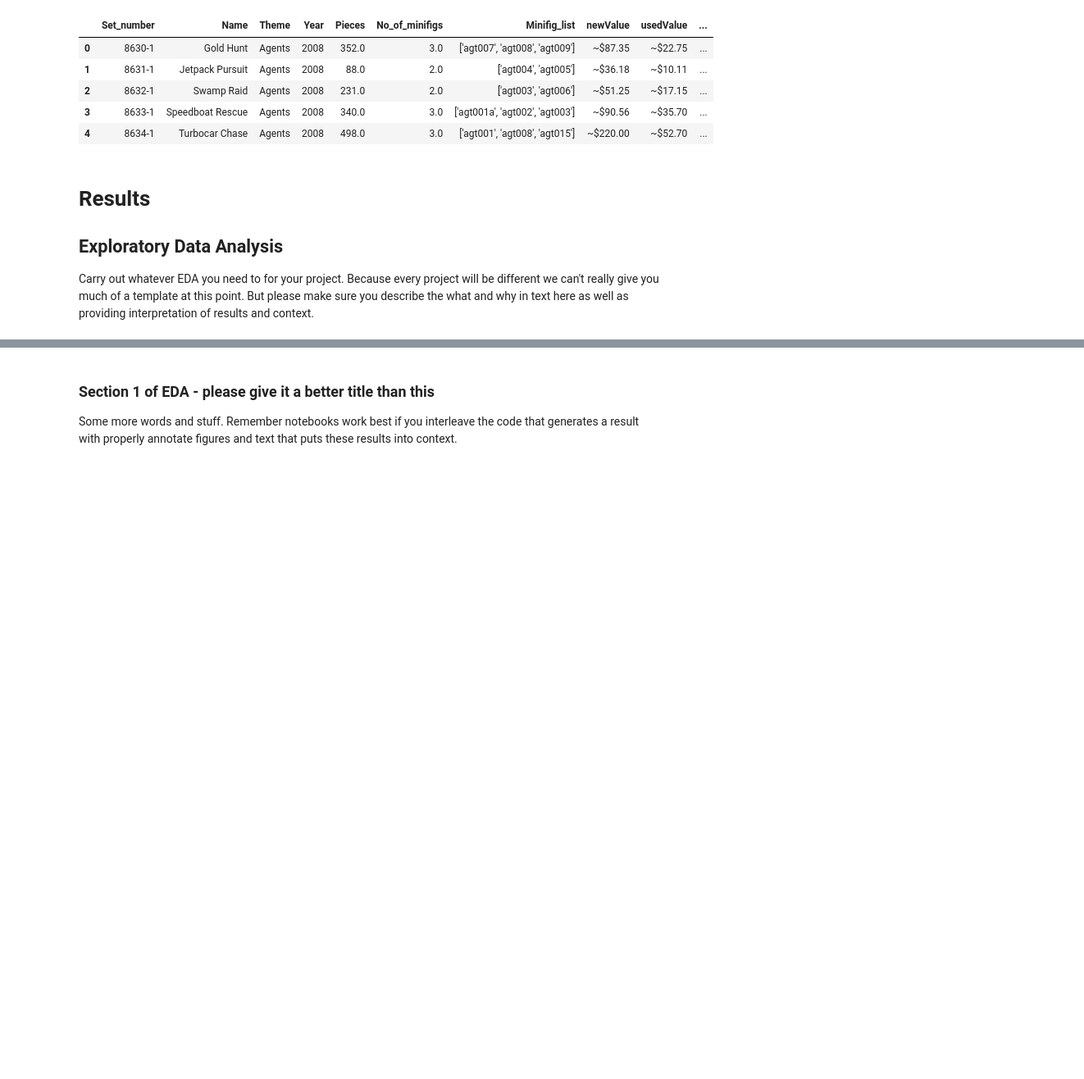
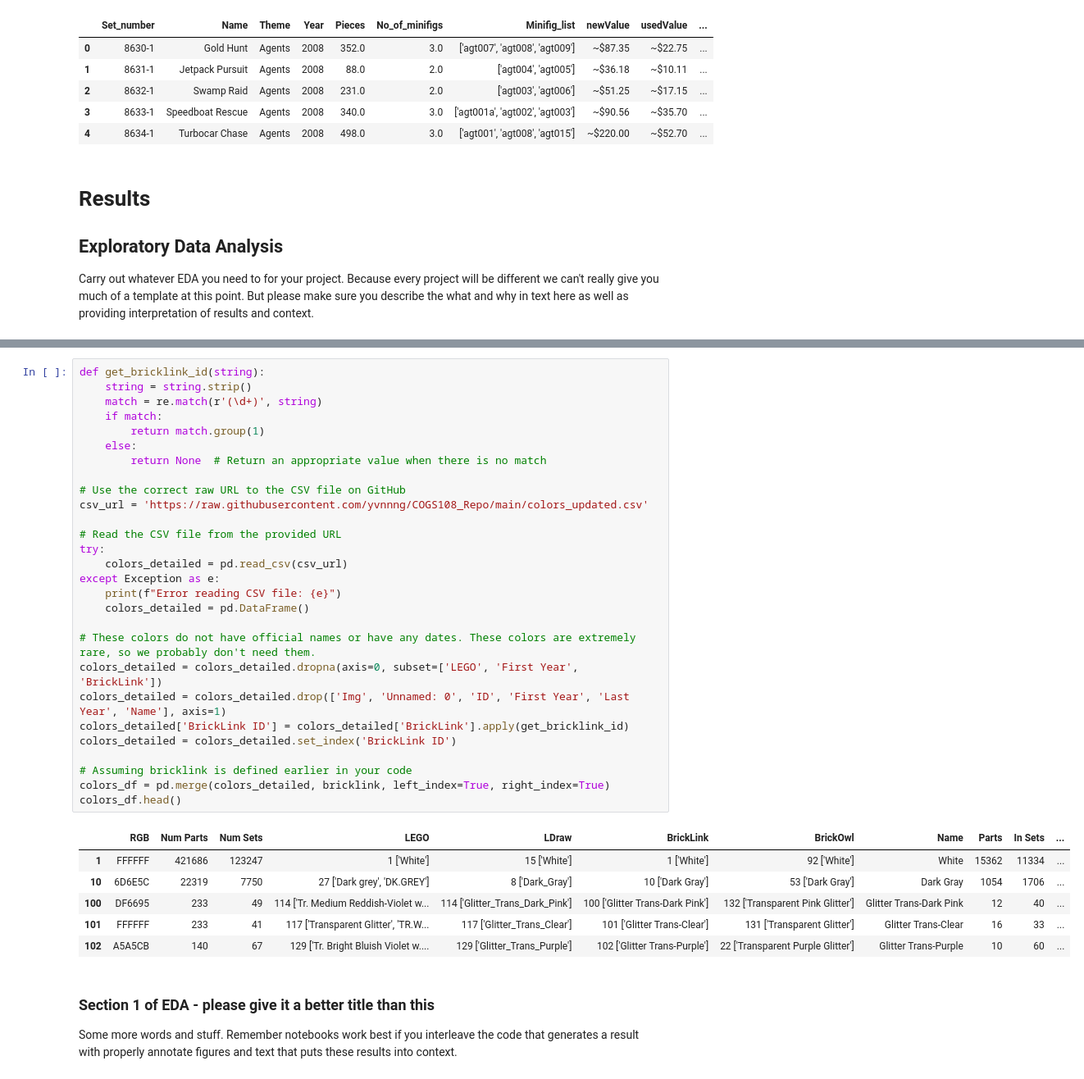
Before and after one commit to COGS108/Group015_WI24, a Jupyter notebook: EDACheckpoint_Group015_WI24.ipynb, the cells around one changed output, grey strips where cells are left out. Shown at 82% size. Drawn from its saved outputs; the diff is of its cells as text; blank space fills up the shorter version.

Commit message:
Update EDACheckpoint_Group015_WI24.ipynb
EDA pt 1 plz

```diff
--- a/EDACheckpoint_Group015_WI24.ipynb
+++ b/EDACheckpoint_Group015_WI24.ipynb
@@ -331,3 +489,38 @@ Carry out whatever EDA you need to for your project.  Because every project will
+# %%
+def get_bricklink_id(string):
+    string = string.strip()
+    match = re.match(r'(\d+)', string)
+    if match:
+        return match.group(1)
+    else:
+        return None  # Return an appropriate value when there is no match
+
+# Use the correct raw URL to the CSV file on GitHub
+csv_url = 'https://raw.githubusercontent.com/yvnnng/COGS108_Repo/main/colors_updated.csv'
+
+# Read the CSV file from the provided URL
+try:
+    colors_detailed = pd.read_csv(csv_url)
+except Exception as e:
+    print(f"Error reading CSV file: {e}")
+    colors_detailed = pd.DataFrame()
+
+# These colors do not have official names or have any dates. These colors are extremely rare, so we probably don't need them.
+colors_detailed = colors_detailed.dropna(axis=0, subset=['LEGO', 'First Year', 'BrickLink'])
+colors_detailed = colors_detailed.drop(['Img', 'Unnamed: 0', 'ID', 'First Year', 'Last Year', 'Name'], axis=1)
+colors_detailed['BrickLink ID'] = colors_detailed['BrickLink'].apply(get_bricklink_id)
+colors_detailed = colors_detailed.set_index('BrickLink ID')
+
+# Assuming bricklink is defined earlier in your code
+colors_df = pd.merge(colors_detailed, bricklink, left_index=True, right_index=True)
+colors_df.head()
+# %% [output]
+|  | RGB | Num Parts | Num Sets | LEGO | LDraw | BrickLink | BrickOwl | Name | Parts | In Sets | ... |
+| 1 | FFFFFF | 421686 | 123247 | 1 ['White'] | 15 ['White'] | 1 ['White'] | 92 ['White'] | White | 15362 | 11334 | ... |
+| 10 | 6D6E5C | 22319 | 7750 | 27 ['Dark grey', 'DK.GREY'] | 8 ['Dark_Gray'] | 10 ['Dark Gray'] | 53 ['Dark Gray'] | Dark Gray | 1054 | 1706 | ... |
+| 100 | DF6695 | 233 | 49 | 114 ['Tr. Medium Reddish-Violet w... | 114 ['Glitter_Trans_Dark_Pink'] | 100 ['Glitter Trans-Dark Pink'] | 132 ['Transparent Pink Glitter'] | Glitter Trans-Dark Pink | 12 | 40 | ... |
+| 101 | FFFFFF | 233 | 41 | 117 ['Transparent Glitter', 'TR.W... | 117 ['Glitter_Trans_Clear'] | 101 ['Glitter Trans-Clear'] | 131 ['Transparent Glitter'] | Glitter Trans-Clear | 16 | 33 | ... |
+| 102 | A5A5CB | 140 | 67 | 129 ['Tr. Bright Bluish Violet w.... | 129 ['Glitter_Trans_Purple'] | 102 ['Glitter Trans-Purple'] | 22 ['Transparent Purple Glitter'] | Glitter Trans-Purple | 10 | 60 | ... |
 # %% [markdown]
 ### Section 1 of EDA - please give it a better title than this
 
```
Also changed, not shown: parts of 5 cells of this notebook.
